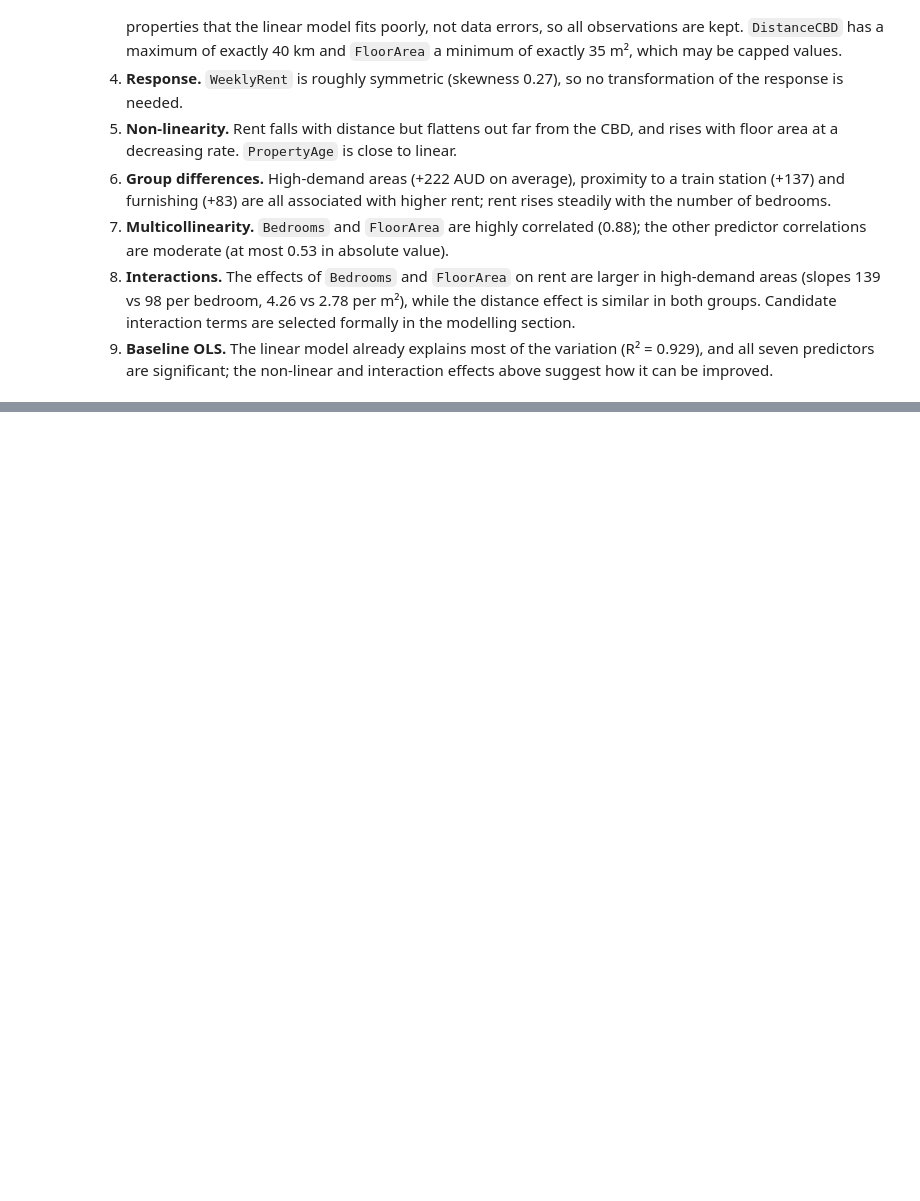
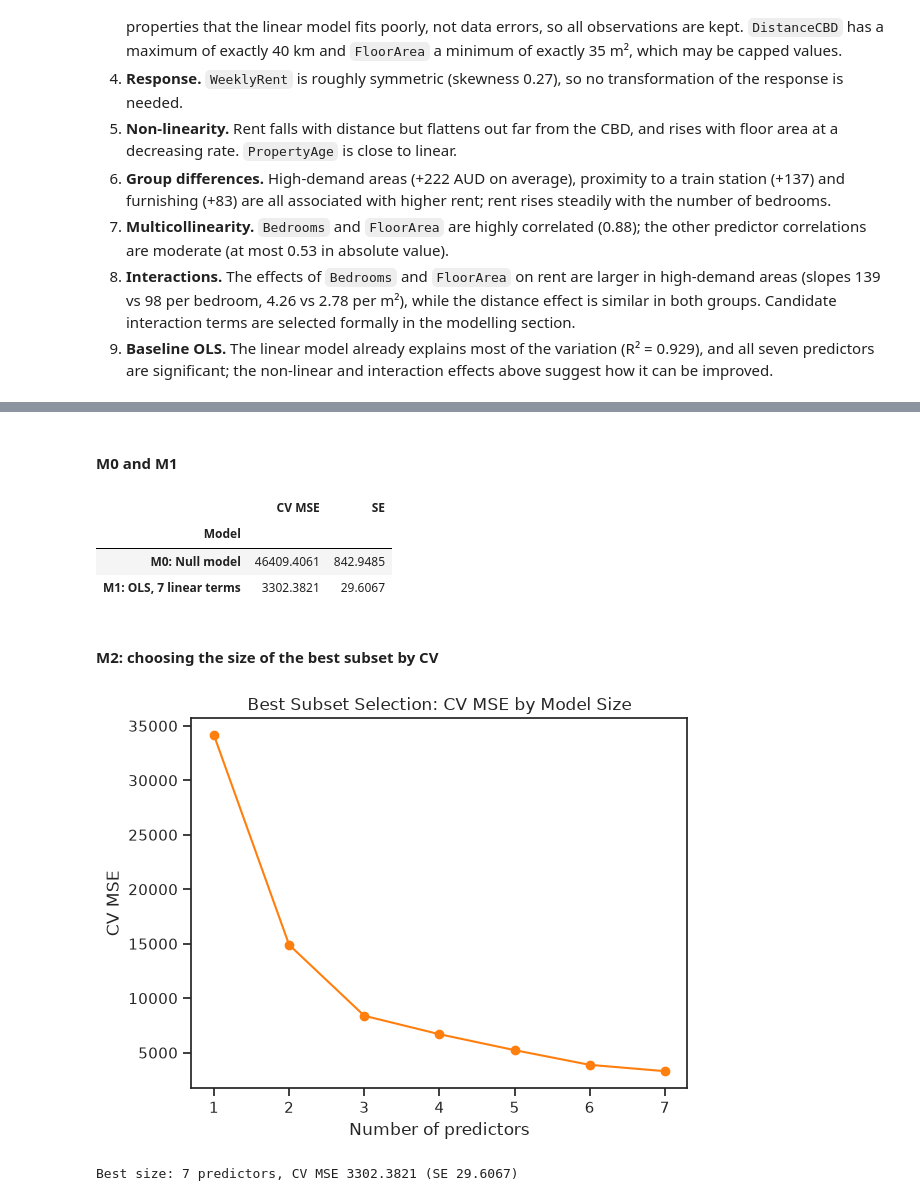
Before and after one commit to QingXueli/qbus2820, a Jupyter notebook: SID_Assignment1_implementation.ipynb, the cells around one changed output, grey strips where cells are left out. Cells and saved outputs as stored; diff of their text form; code cells hidden in the pictures; blank space fills up the shorter version.

```diff
--- a/SID_Assignment1_implementation.ipynb
+++ b/SID_Assignment1_implementation.ipynb
@@ -680,7 +491,0 @@ def select_bic(X, y_sub):
-# %%
-for criterion, select in [('AIC', select_aic), ('BIC', select_bic)]:
-    selected = select(X_all, y)                          # selection on all training data, for reporting
-    print('Backward selection with {} on all training data: {} extra terms kept: {}'.format(criterion, len(selected), selected))
-    mse, se = cv_mse_with_selection(select)              # selection repeated inside each fold
-    results.append({'Model': 'M3: backward selection ({})'.format(criterion), 'CV MSE': mse, 'SE': se})
-    print('M3 ({}) CV MSE: {:.4f} (SE {:.4f})\n'.format(criterion, mse, se))
@@ -760,0 +699,44 @@ Best k = 7, CV MSE 3438.6270 (SE 69.4793)
+# %% [markdown]
+#### M0 and M1
+# %%
+# M0: predict the mean rent of the training folds (manual loop over the same folds)
+fold_mse = []
+for train_index, valid_index in kf.split(train):
+    prediction = y.iloc[train_index].mean()
+    fold_mse.append(np.mean((y.iloc[valid_index] - prediction) ** 2))
+results.append({'Model': 'M0: Null model', 'CV MSE': np.mean(fold_mse),
+                'SE': np.std(fold_mse, ddof=1) / np.sqrt(len(fold_mse))})
+
+# M1: OLS with the seven linear terms
+mse, se = cv_mse(LinearRegression(), X_all[predictors])
+results.append({'Model': 'M1: OLS, 7 linear terms', 'CV MSE': mse, 'SE': se})
+
+pd.DataFrame(results).set_index('Model').round(4)
+# %% [output]
+|  | CV MSE | SE |
+| Model |  |  |
+| M0: Null model | 46409.4061 | 842.9485 |
+| M1: OLS, 7 linear terms | 3302.3821 | 29.6067 |
+# %% [markdown]
+#### M2: choosing the size of the best subset by CV
+# %%
+subset_cv = []
+for k in best_subsets.index:
+    mse, se = cv_mse(LinearRegression(), train[best_subsets.loc[k, 'Predictors']])
+    subset_cv.append(mse)
+best_subsets['CV MSE'] = subset_cv
+
+fig = plt.figure()
+plt.plot(best_subsets.index, best_subsets['CV MSE'], marker = 'o', color = '#FF7F0E')
+plt.xlabel('Number of predictors')
+plt.ylabel('CV MSE')
+plt.title('Best Subset Selection: CV MSE by Model Size')
+plt.show()
+
+best_size = best_subsets['CV MSE'].idxmin()
+mse, se = cv_mse(LinearRegression(), train[best_subsets.loc[best_size, 'Predictors']])
+results.append({'Model': 'M2: Best subset ({} predictors)'.format(best_size), 'CV MSE': mse, 'SE': se})
+print('Best size: {} predictors, CV MSE {:.4f} (SE {:.4f})'.format(best_size, mse, se))
+# %% [output]
+[figure, added]
+Best size: 7 predictors, CV MSE 3302.3821 (SE 29.6067)
```
Also changed, not shown: parts of 49 cells of this notebook, 3 other files.
